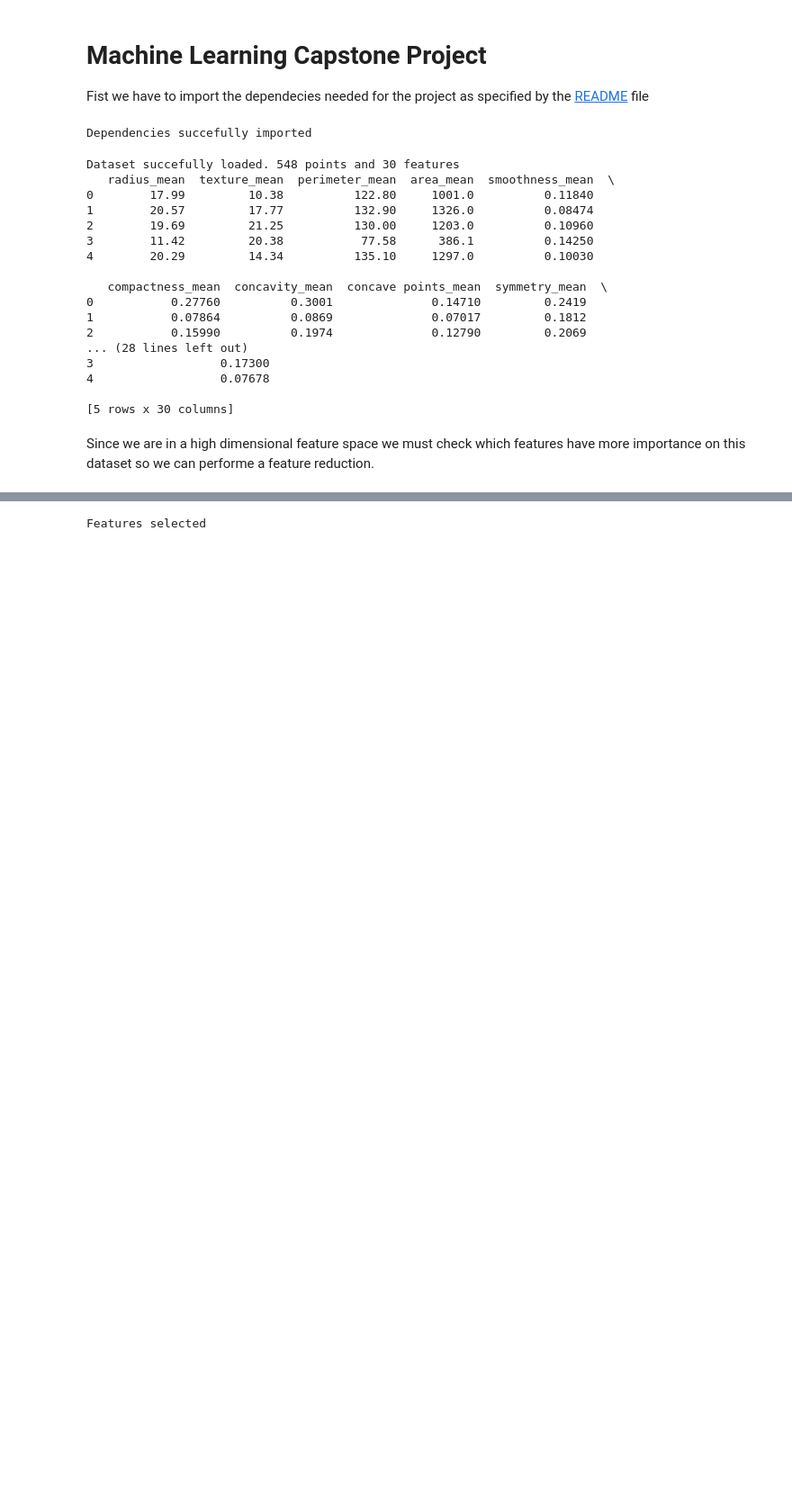
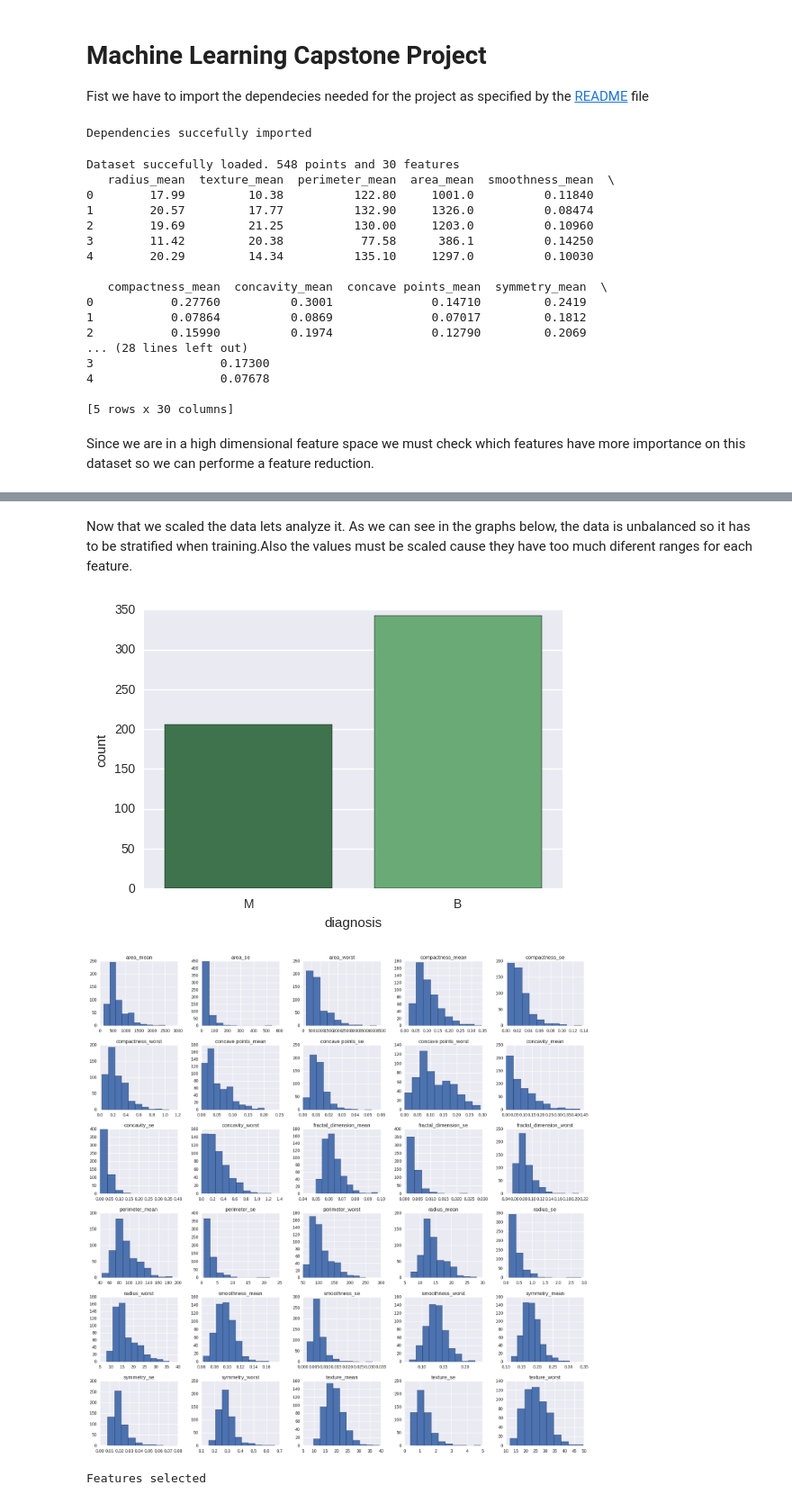
Before and after one commit to jeyvison/machine_learning_project, a Jupyter notebook: Machine Learning Capstone Project.ipynb, the cells around one changed output, grey strips where cells are left out. Shown: that part at 90% size. Drawn from its saved outputs; the diff is of its cells as text; code cells hidden in the pictures; blank space fills up the shorter version.

```diff
--- a/Machine Learning Capstone Project.ipynb
+++ b/Machine Learning Capstone Project.ipynb
@@ -86,3 +85,13 @@ Now that we scaled the data lets analyze it
+# %% [markdown]
+Now that we scaled the data lets analyze it. As we can see in the graphs below, the data is unbalanced so it has to be stratified when training.Also the values must be scaled cause they have too much diferent ranges for each feature.
+# %%
+sns.countplot(x="diagnosis", data=data, palette="Greens_d");
+
+data.hist(ylabelsize=10,xlabelsize=10,figsize=(20,20))
+plt.show()
+# %% [output]
+[figure, added]
+[figure, added]
 # %%
 svc = SVC(kernel="linear",random_state=52,probability=True)
 
```
Also changed, not shown: parts of 14 cells of this notebook, 3 other files.
